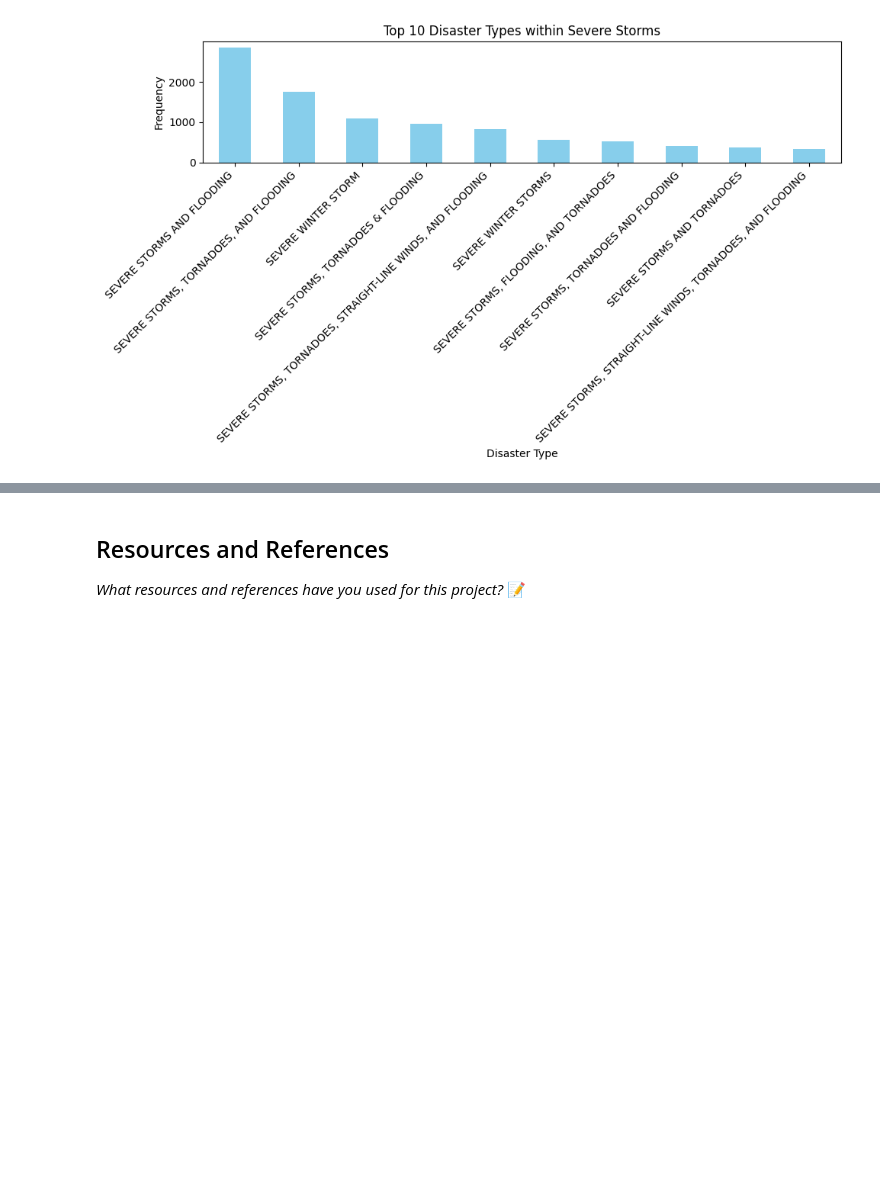
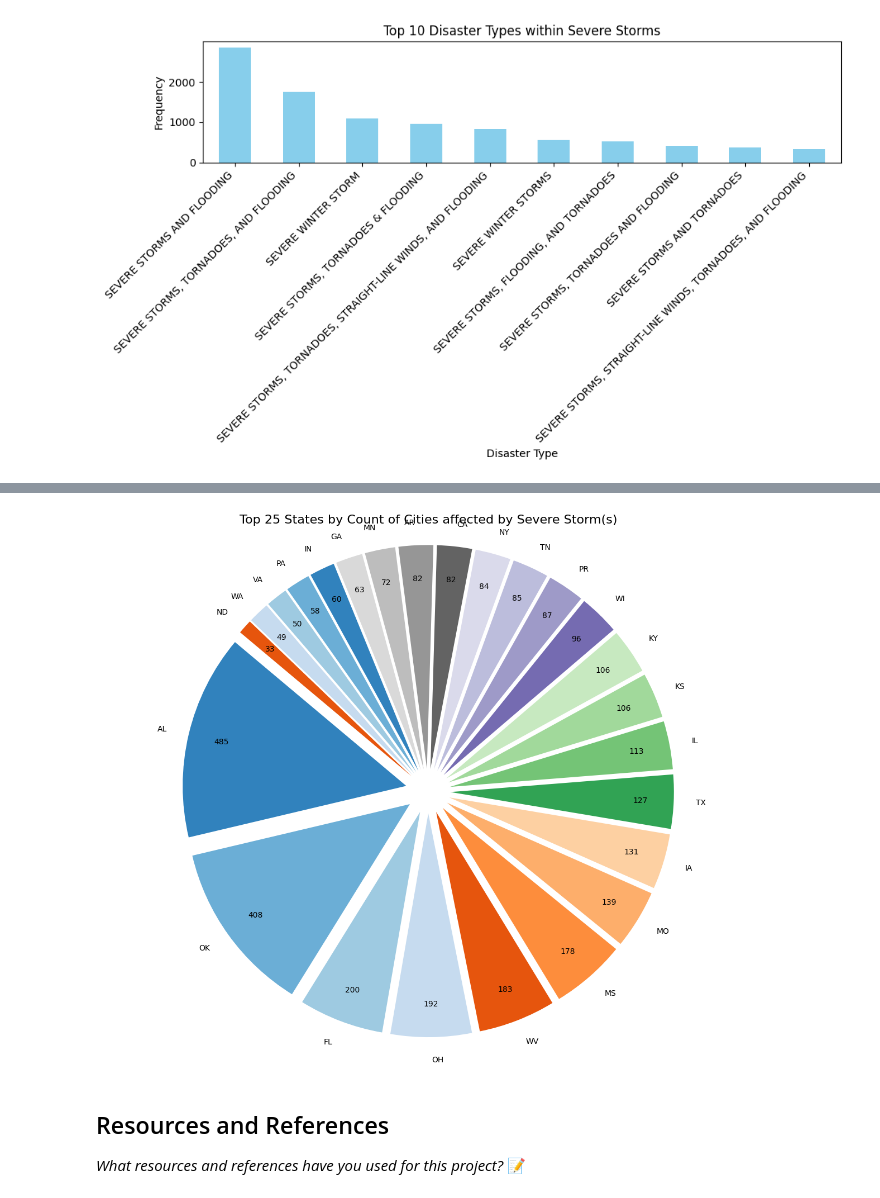
Before and after one commit to IT4063C-Fall23/final-project-StevenHatton, a Jupyter notebook: source.ipynb, the cells around one changed output, grey strips where cells are left out. Drawn from its saved outputs; the diff is of its cells as text; code cells hidden in the pictures; blank space fills up the shorter version.

```diff
--- a/source.ipynb
+++ b/source.ipynb
@@ -243,3 +244,39 @@ NameError: name 'cities_by_count' is not defined
+# %%
+# Filter the merged data for 'Severe Storm(s)'
+severe_storm_merged = merged_data_inner[merged_data_inner['incidentType'] == 'Severe Storm']
+
+# Count the number of cities in each state after the filter
+cities_by_state_severe_storm = severe_storm_merged.groupby('state_x')['city'].nunique().reset_index()
+
+# Select the top 25 states with the most cities affected by Severe Storm(s)
+top_25_states = cities_by_state_severe_storm.sort_values('city', ascending=False).head(25)
+
+plt.figure(figsize=(12, 10))  # Enlarge the chart size for better readability
+
+# Customizing pie chart aesthetics
+colors = plt.cm.tab20c.colors  # Set a color scheme (adjust as needed)
+explode = [0.1] * len(top_25_states)  # Separate each slice slightly
+patches, texts, autotexts = plt.pie(
+    top_25_states['city'],
+    labels=top_25_states['state_x'],
+    autopct=lambda p: f'{int(p * sum(top_25_states["city"])/100)}',
+    colors=colors,
+    explode=explode,
+    startangle=140,
+    pctdistance=0.85,  # Move percentage text inside the slices
+)
+
+# Annotate each slice with state names
+for i, (label, color) in enumerate(zip(top_25_states['state_x'], colors)):
+    plt.text(0, 0, label, ha='center', va='center', color='white', fontsize=10, fontweight='bold')
+
+# Adjusting text properties for better readability
+plt.title('Top 25 States by Count of Cities affected by Severe Storm(s)', fontsize=16)
+plt.axis('equal')  # Equal aspect ratio ensures that pie is drawn as a circle
+plt.tight_layout()  # Adjust layout to prevent clipping of labels
+plt.show()
+# %% [output]
+[figure, added]
 # %% [markdown]
 ## Resources and References
 *What resources and references have you used for this project?*
```
Also changed, not shown: parts of 3 cells of this notebook.
